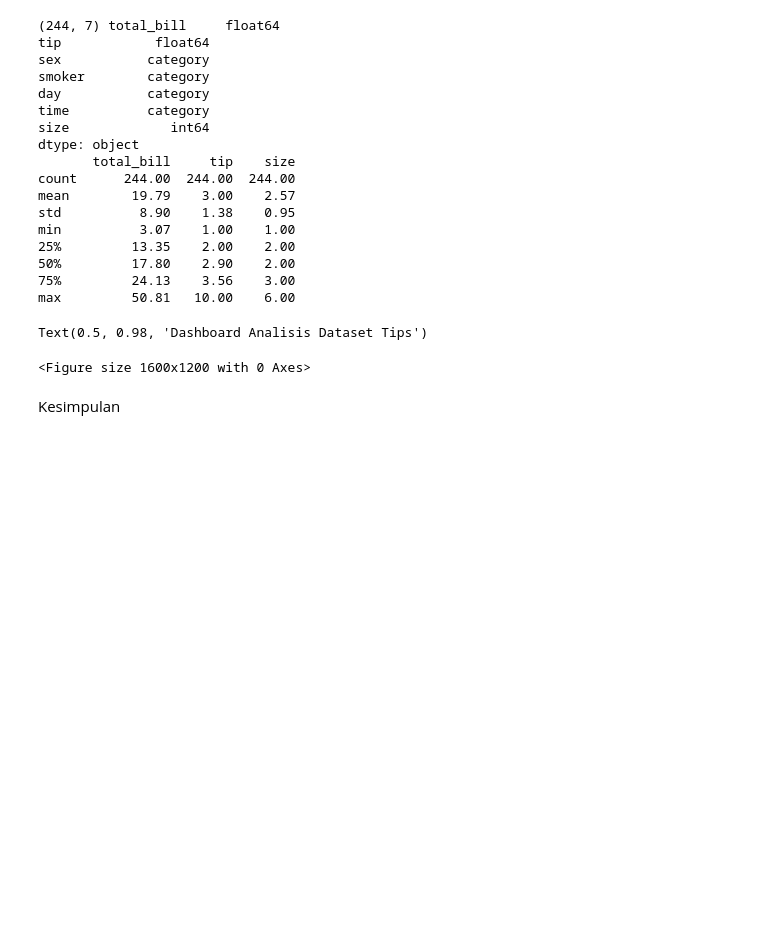
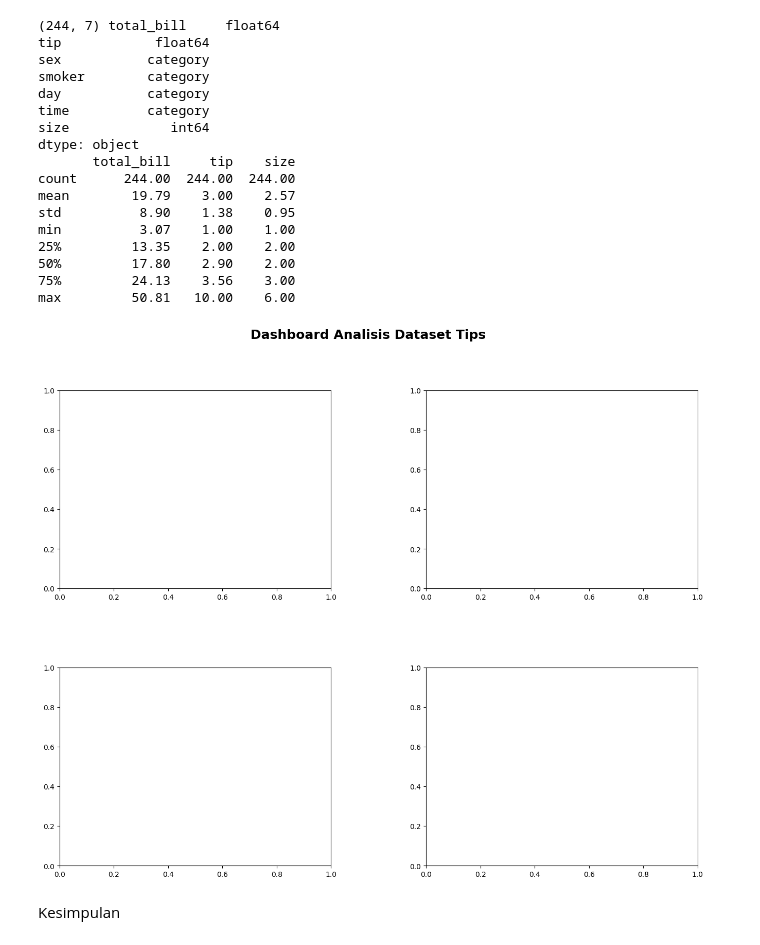
Before and after one commit to muhlis-id/Data-Science_240401010197_Muhlis, a Jupyter notebook: Pertemuan05_Muhlis_240401010197.ipynb, the cells around one changed output. Cells and saved outputs as stored; diff of their text form; code cells hidden in the pictures; blank space fills up the shorter version.

Commit message:
2. SETUP FIGURE LAYOUT Update

```diff
--- a/Pertemuan05_Muhlis_240401010197.ipynb
+++ b/Pertemuan05_Muhlis_240401010197.ipynb
@@ -40,10 +40,16 @@ max         50.81   10.00    6.00
 # %%
 # ── 2. SETUP FIGURE LAYOUT ─────────────────────────────────────────────
 fig = plt.figure(figsize=(16, 12))
 fig.suptitle('Dashboard Analisis Dataset Tips',
 fontsize=18, fontweight='bold', y=0.98)
+# Grid 2 x 2 subplot
+gs = gridspec.GridSpec(2, 2, figure=fig,
+hspace=0.4, wspace=0.35)
+ax1 = fig.add_subplot(gs[0, 0]) # kiri atas
+ax2 = fig.add_subplot(gs[0, 1]) # kanan atas
+ax3 = fig.add_subplot(gs[1, 0]) # kiri bawah
+ax4 = fig.add_subplot(gs[1, 1]) # kanan bawah
 # %% [output]
-Text(0.5, 0.98, 'Dashboard Analisis Dataset Tips')
-<Figure size 1600x1200 with 0 Axes>
+[figure, added]
 # %% [markdown]
 Kesimpulan
```
